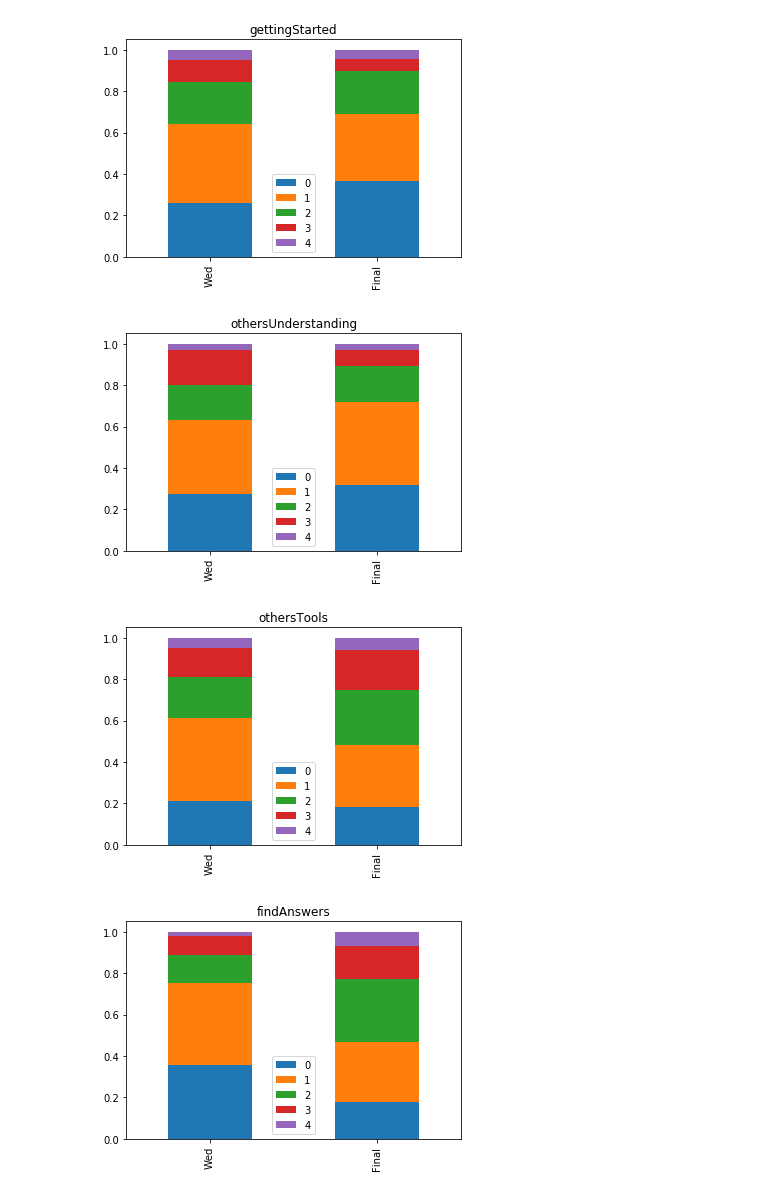
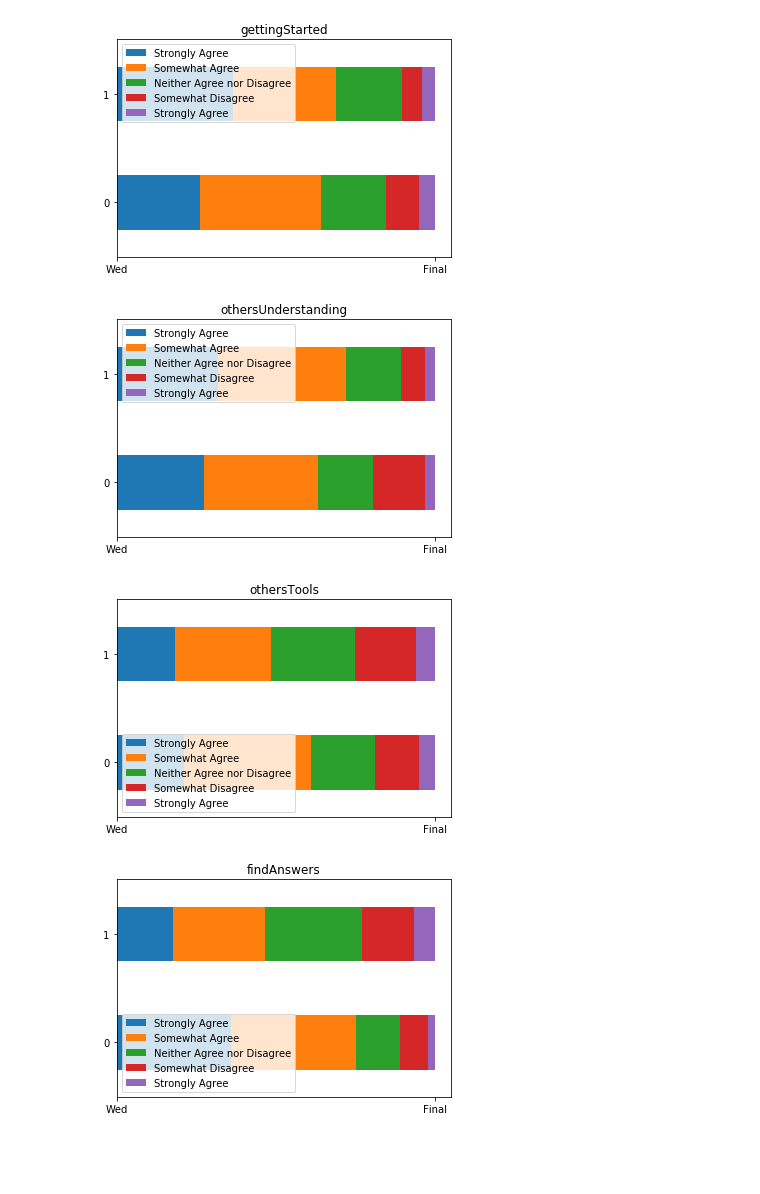
Before and after one commit to alliesarver/data_analysis, a Jupyter notebook: research_data_2018.ipynb, the cells around one changed output. Saved outputs shown, nothing was run; the diff lists cells and outputs as text; code cells hidden in the pictures; blank space fills up the shorter version.

Commit message:
Typos, Horizontal bar chart

```diff
--- a/research_data_2018.ipynb
+++ b/research_data_2018.ipynb
@@ -36,6 +36,10 @@ def findResults(a_list):
     total = sum(results)
     results = [r/total for r in results]
     return results
+# %%
+LIKERT_SCALE = ["Strongly Agree", "Somewhat Agree",
+                "Neither Agree nor Disagree",
+                "Somewhat Disagree", "Strongly Agree"]
 # %%
 wed_df = pd.read_csv('s18-Wednesday Post-class Survey-anon.csv')
 responses = wed_df.iloc[:,7]
@@ -62,8 +66,8 @@ data = [('enoughSupport', wed1, final1),
         ('findAnswers', wed5, final5)
        ]
 for (question, wed, final) in data:
-    stacked = pd.DataFrame([findResults(wed), findResults(final)])
-    stacked.plot.bar(stacked=True)
+    stacked = pd.DataFrame([findResults(wed), findResults(final)], columns=LIKERT_SCALE)
+    stacked.plot.barh(stacked=True, )
     plt.xticks([0,1], ["Wed", "Final"])
     plt.title(question)
     plt.show()
@@ -72,7 +76,7 @@ for (question, wed, final) in data:
-[figure, old version]
+[figure, new version]
-[figure, old version]
+[figure, new version]
-[figure, old version]
+[figure, new version]
-[figure, old version]
+[figure, new version]
 # %%
 def main() :
     firstOne = True
```
Also changed, not shown: parts of 2 cells of this notebook.
